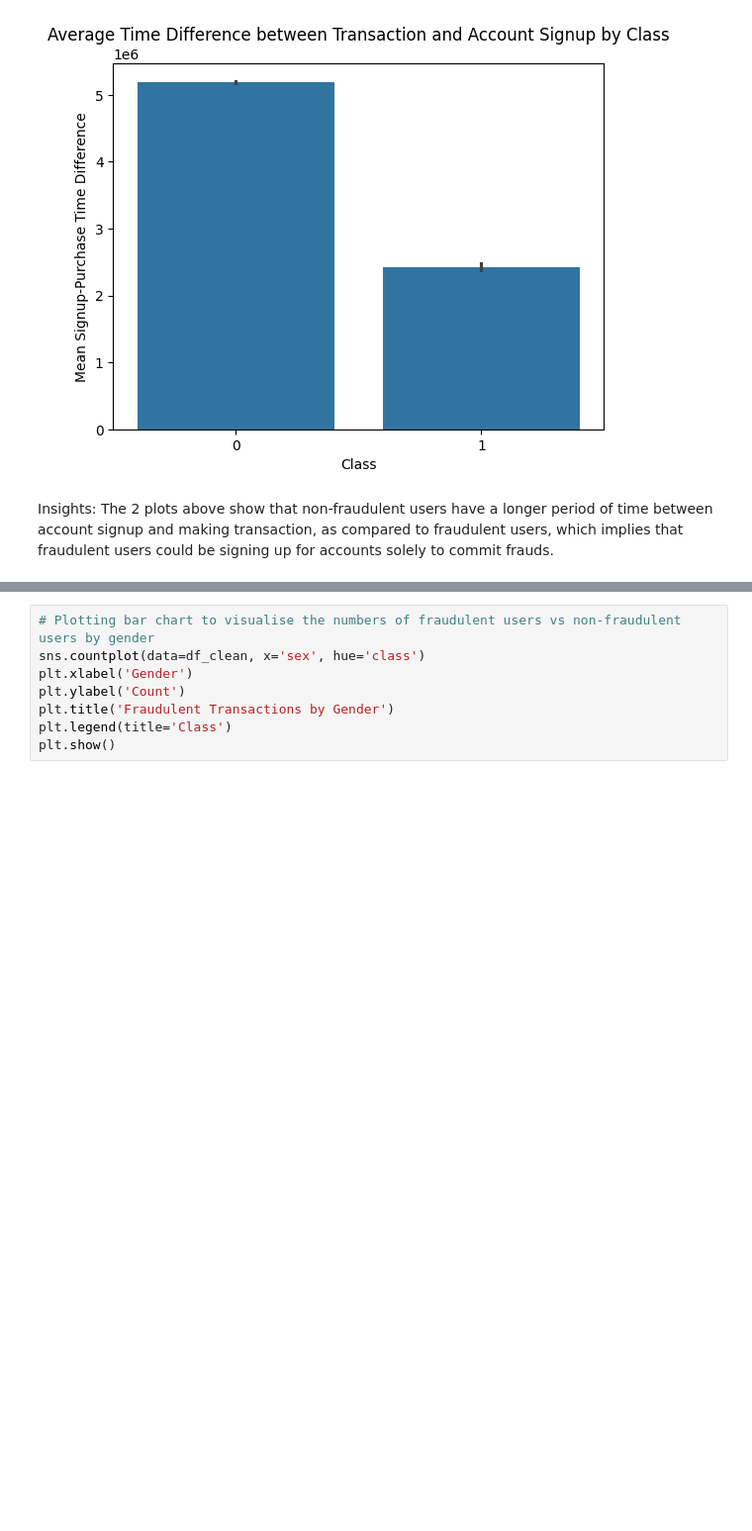
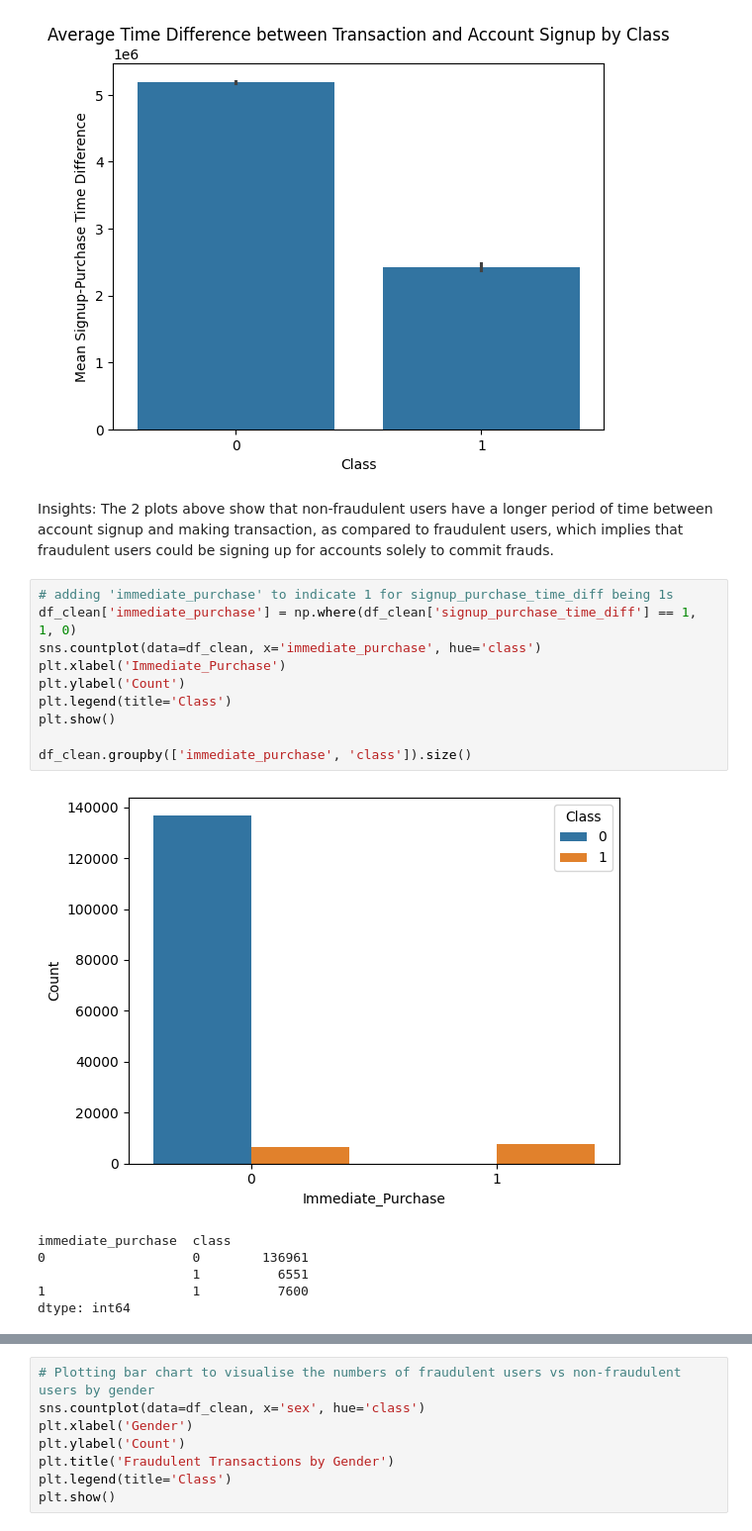
Before and after one commit to Hweihang00/DSA4263-Ecommerce-Fraud-Detection, a Jupyter notebook: main.ipynb, the cells around one changed output, grey strips where cells are left out. Shown: that part at 99% size. Drawn from its saved outputs; the diff is of its cells as text; blank space fills up the shorter version.

```diff
--- a/main.ipynb
+++ b/main.ipynb
@@ -286,3 +281,20 @@ plt.show()
 [figure]
 # %% [markdown]
 Insights: The 2 plots above show that non-fraudulent users have a longer period of time between account signup and making transaction, as compared to fraudulent users, which implies that fraudulent users could be signing up for accounts solely to commit frauds.
+# %%
+# adding 'immediate_purchase' to indicate 1 for signup_purchase_time_diff being 1s
+df_clean['immediate_purchase'] = np.where(df_clean['signup_purchase_time_diff'] == 1, 1, 0)
+sns.countplot(data=df_clean, x='immediate_purchase', hue='class')
+plt.xlabel('Immediate_Purchase')
+plt.ylabel('Count')
+plt.legend(title='Class')
+plt.show()
+
+df_clean.groupby(['immediate_purchase', 'class']).size()
+# %% [output]
+[figure, added]
+immediate_purchase  class
+0                   0        136961
+                    1          6551
+1                   1          7600
+dtype: int64
```
Also changed, not shown: parts of 11 cells of this notebook.
